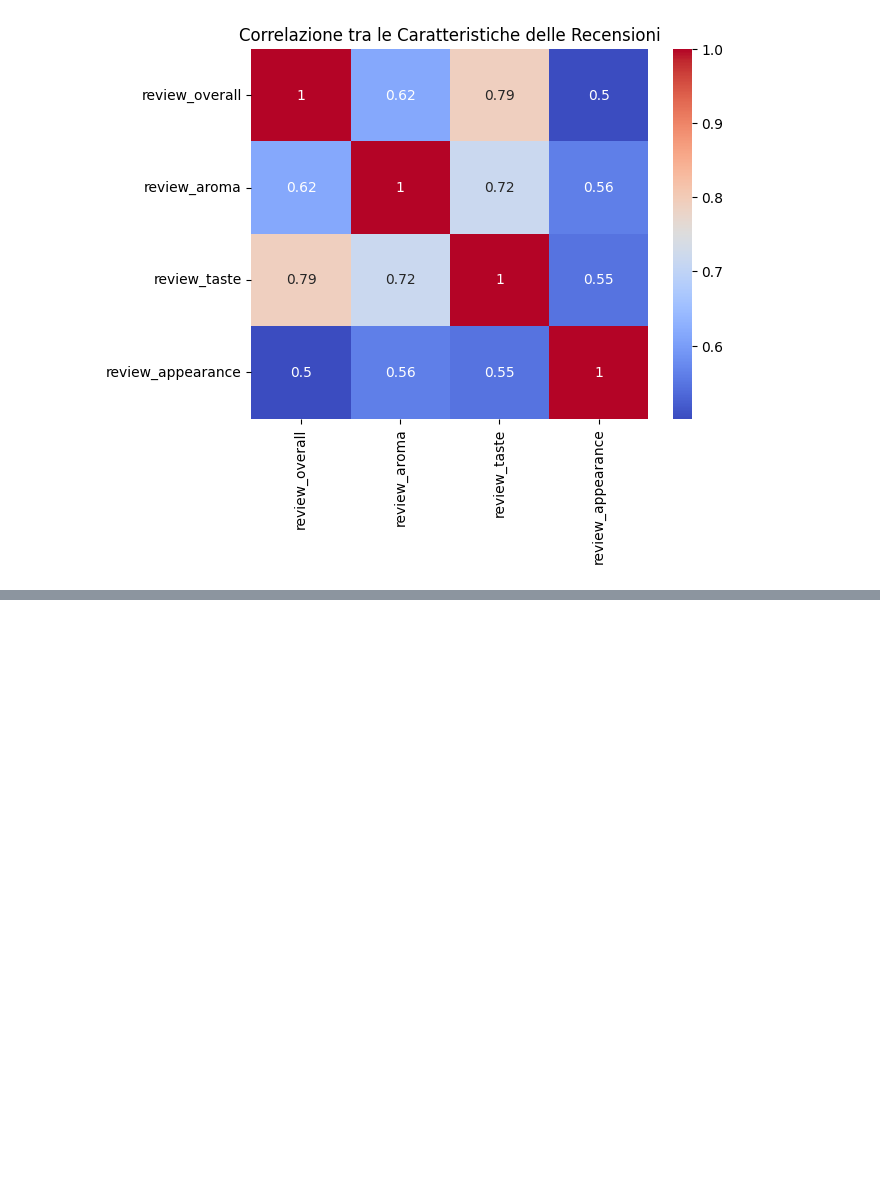
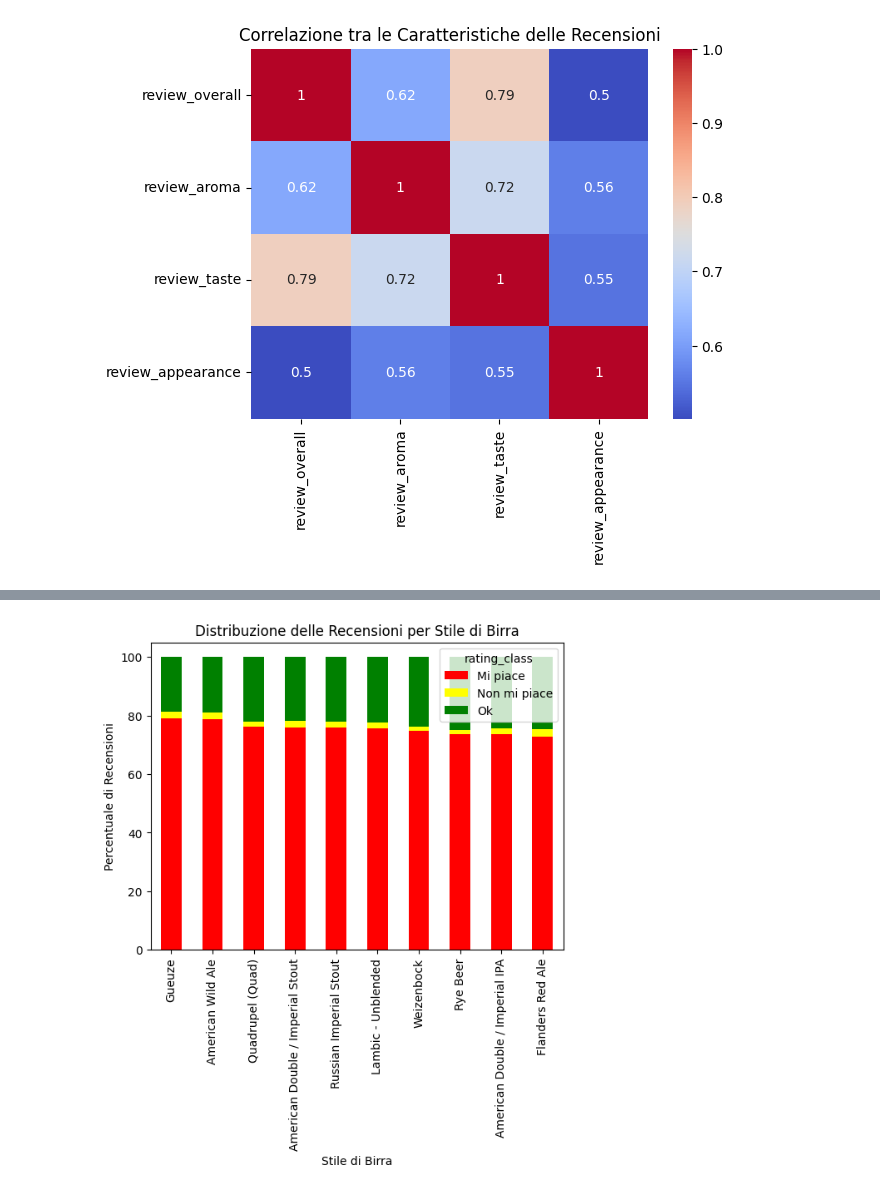
Before and after one commit to edoardocraia/BeerReviews_analysis, a Jupyter notebook: Sentiment_Analysis/main.ipynb, the cells around one changed output, grey strips where cells are left out. Saved outputs shown, nothing was run; the diff lists cells and outputs as text; code cells hidden in the pictures; blank space fills up the shorter version.

```diff
--- a/Sentiment_Analysis/main.ipynb
+++ b/Sentiment_Analysis/main.ipynb
@@ -233,3 +233,18 @@ plt.title('Correlazione tra le Caratteristiche delle Recensioni')
 plt.show()
 # %% [output]
 [figure]
+# %%
+# Funzione per classificare le recensioni
+def classify_review(rating):
+    if rating <= 2:
+        return 'Non mi piace'
+    elif 2.5 <= rating <= 3.5:
+        return 'Ok'
+    else:
+        return 'Mi piace'
+
+# Applica la classificazione alle recensioni
+df['rating_class'] = df['review_overall'].apply(classify_review)
+
+# Visualizza un esempio
+print(df[['beer_style', 'review_overall', 'rating_class']].head())
@@ -235,0 +258,10 @@ plt.show()
+# %%
+# Calcola la percentuale di recensioni per ciascuna categoria in ogni stile
+rating_distribution = df.groupby(['beer_style', 'rating_class']).size().unstack().fillna(0)
+# %%
+# Calcola la percentuale
+rating_distribution_percent = rating_distribution.div(rating_distribution.sum(axis=1), axis=0) * 100
+# %%
+# Visualizza i risultati ordinati per percentuale di "Mi piace"
+top_liked_styles = rating_distribution_percent.sort_values(by='Mi piace', ascending=False)
+print(top_liked_styles.head(10))
@@ -235,0 +305,9 @@ plt.show()
+# %%
+# Grafico a barre delle percentuali di recensioni per i primi 10 stili più apprezzati
+top_liked_styles.head(10).plot(kind='bar', stacked=True, color=['red', 'yellow', 'green'])
+plt.title('Distribuzione delle Recensioni per Stile di Birra')
+plt.xlabel('Stile di Birra')
+plt.ylabel('Percentuale di Recensioni')
+plt.show()
+# %% [output]
+[figure, added]
```
Also changed, not shown: parts of 6 cells of this notebook.
